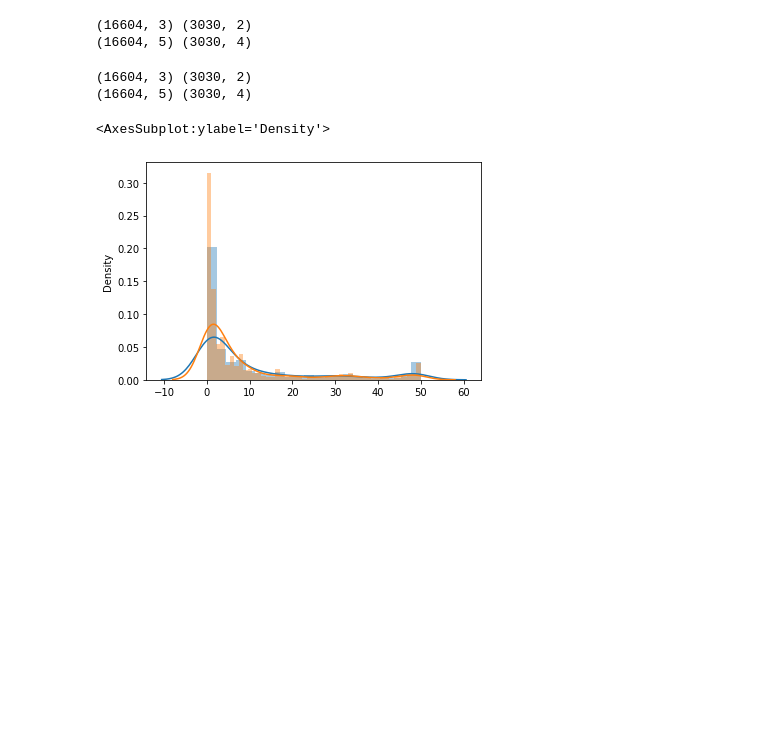
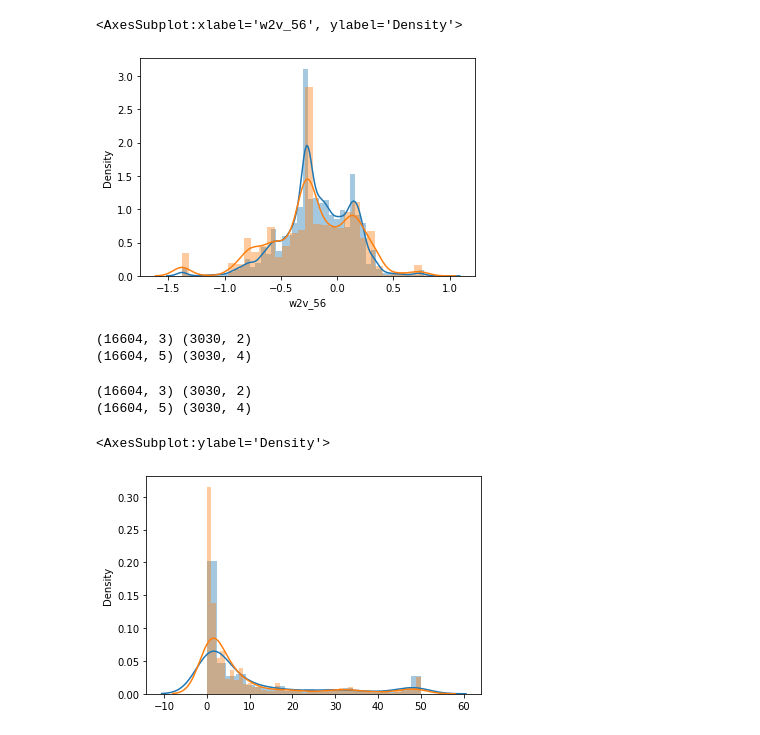
Before and after one commit to linytsysu/log-based-failuer-diagnosis, a Jupyter notebook: code2/helper.ipynb, the cells around one changed output. Saved outputs shown, nothing was run; the diff lists cells and outputs as text; code cells hidden in the pictures; blank space fills up the shorter version.

```diff
--- a/code2/helper.ipynb
+++ b/code2/helper.ipynb
@@ -0,0 +400,3 @@
+# %%
+train = pd.read_csv('../code/train.csv')
+test = pd.read_csv('../code/test.csv')
@@ -0,0 +405,3 @@
+# %%
+train['qcut'] = pd.cut(train['second_span0_tail20'], bins=10, labels=range(10))
+test['qcut'] = pd.cut(test['second_span0_tail20'], bins=10, labels=range(10))
@@ -1,3 +424,9 @@
+# %%
+sns.distplot(train['w2v_56'])
+sns.distplot(test['w2v_56'])
+# %% [output]
+<AxesSubplot:xlabel='w2v_56', ylabel='Density'>
+[figure, added]
 # %%
 import os
 import json
```
Also changed, not shown: parts of 14 cells of this notebook, 5 other files.
